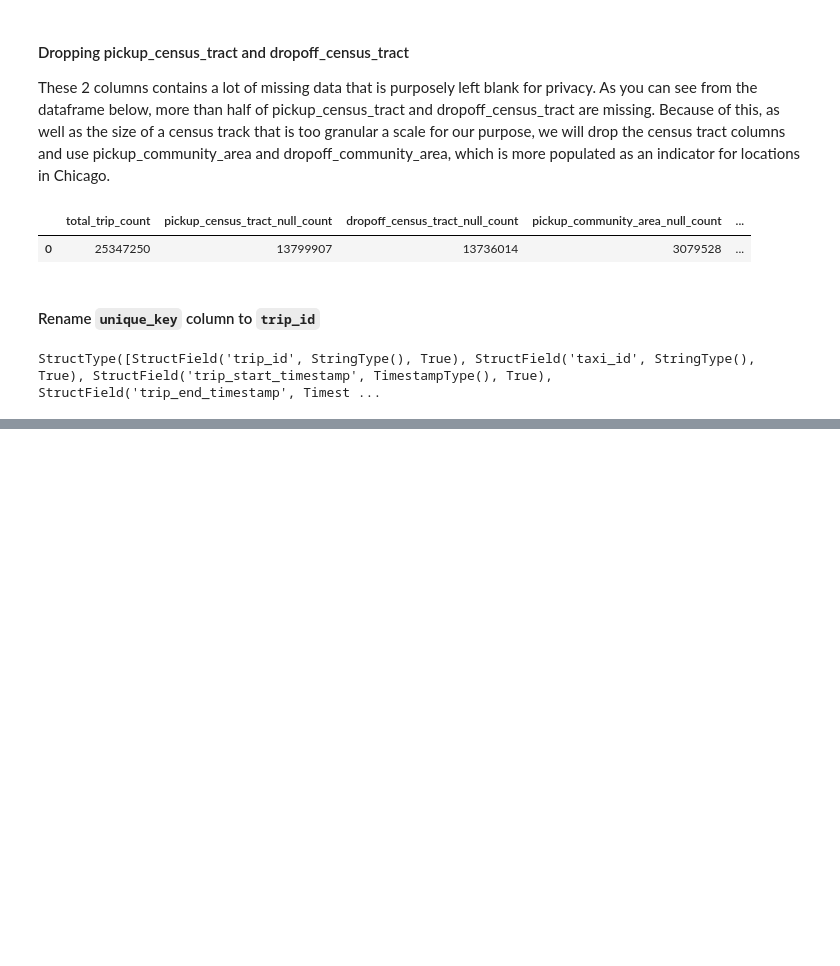
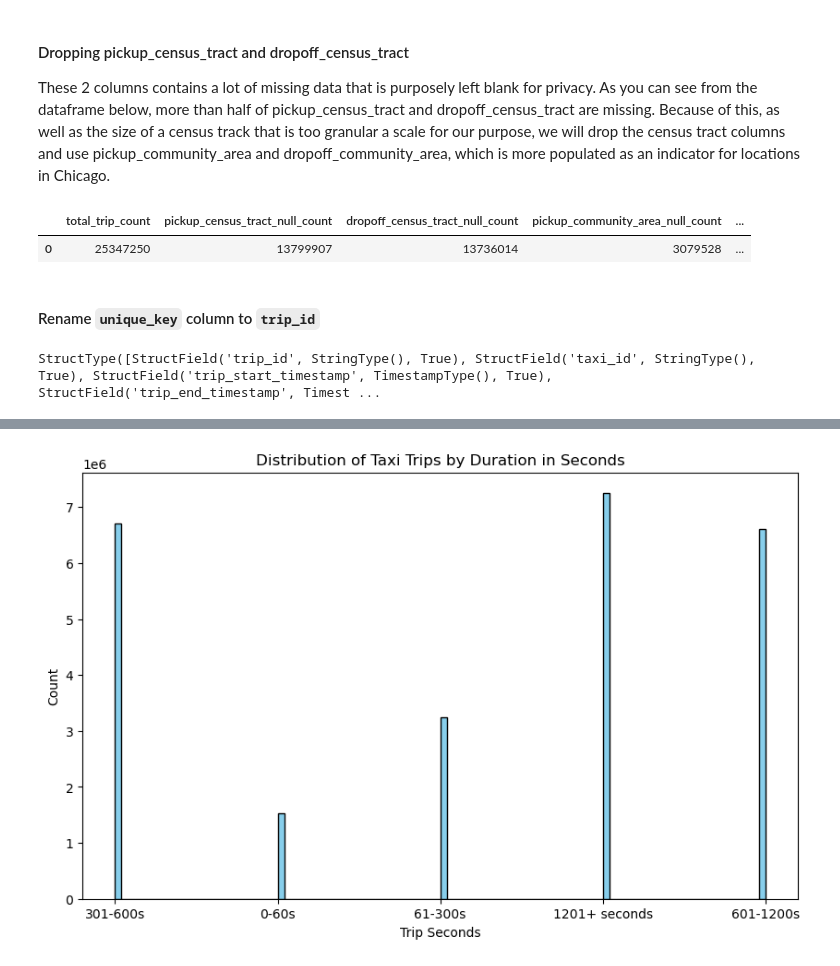
Before and after one commit to pp-monika/chicago-transportation-analysis, a Jupyter notebook: QST2-Analyzing-Transportation-Patterns-Using-Chicago-Taxi-Trip-and-Chicago-Rideshare-for-Urban-Planning-Insights-2.ipynb, the cells around one changed output, grey strips where cells are left out. Saved outputs shown, nothing was run; the diff lists cells and outputs as text; code cells hidden in the pictures; blank space fills up the shorter version.

```diff
--- a/QST2-Analyzing-Transportation-Patterns-Using-Chicago-Taxi-Trip-and-Chicago-Rideshare-for-Urban-Planning-Insights-2.ipynb
+++ b/QST2-Analyzing-Transportation-Patterns-Using-Chicago-Taxi-Trip-and-Chicago-Rideshare-for-Urban-Planning-Insights-2.ipynb
@@ -179,0 +231,20 @@ StructType([StructField('trip_id', StringType(), True), StructField('taxi_id', S
+# %%
+from pyspark.sql.functions import when
+time_bucket = taxi_trip.withColumn("time_bucket", \
+                    when(col("trip_seconds") <= 30, "0-60s")\
+                   .when((col("trip_seconds") > 30) & (col("trip_seconds") <= 60), "0-60s")\
+                   .when((col("trip_seconds") > 60) & (col("trip_seconds") <= 300), "61-300s")\
+                   .when((col("trip_seconds") > 300) & (col("trip_seconds") <= 600), "301-600s")\
+                   .when((col("trip_seconds") > 600) & (col("trip_seconds") <= 1200), "601-1200s")\
+                   .otherwise("1201+ seconds"))
+
+import matplotlib.pyplot as plt
+
+plt.figure(figsize=(10, 6))
+plt.hist(time_bucket.select(col("time_bucket")).toPandas(), bins=100, color="skyblue", edgecolor="black")
+plt.xlabel("Trip Seconds")
+plt.ylabel("Count")
+plt.title("Distribution of Taxi Trips by Duration in Seconds")
+plt.show()
+# %% [output]
+[figure, added]
```
Also changed, not shown: parts of 7 cells of this notebook.
